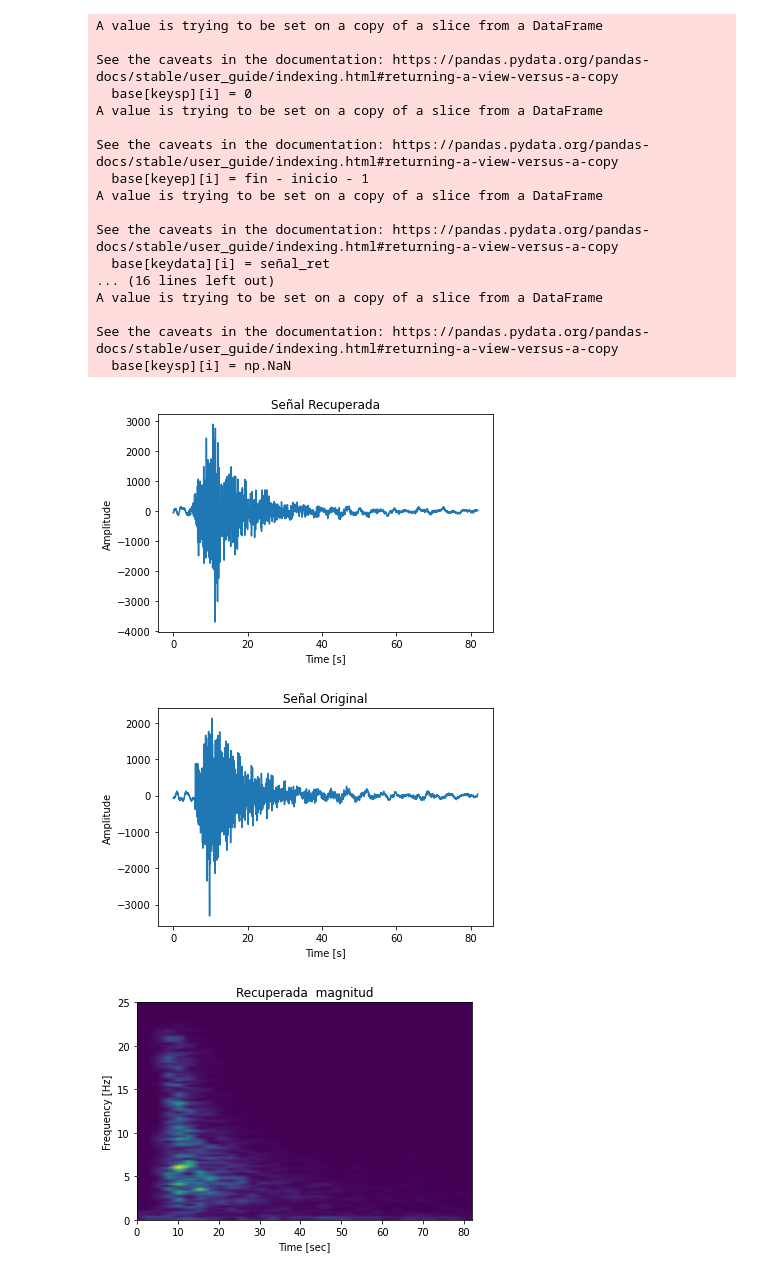
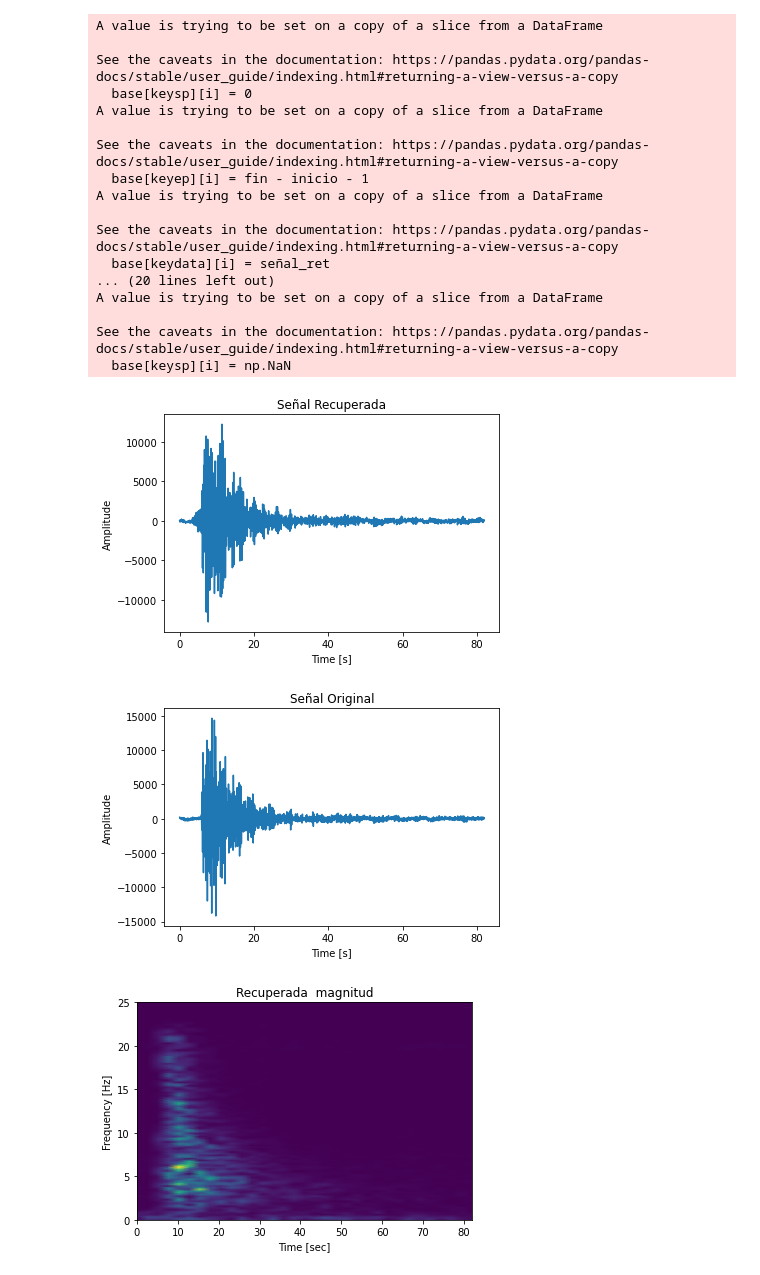
Before and after one commit to chrisnar16/RedVolcanica, a Jupyter notebook: PrePross.ipynb, the cells around one changed output. Cells and saved outputs as stored; diff of their text form; code cells hidden in the pictures.

```diff
--- a/PrePross.ipynb
+++ b/PrePross.ipynb
@@ -23,7 +23,8 @@ base_rms=prpr.quitar_dc(basef)
 base = base_rms
 base = prpr.drop_data_na(base)
 #dic = prpr.guardar_base_npy(base)
-prpr.guardar_base_h5(base,129,33)
+base = prpr.drop_data_ruido(base, 10)
+prpr.guardar_base_h5(base,129,33, nombre='baseSR10')
 # %% [output]
 A value is trying to be set on a copy of a slice from a DataFrame
 
@@ -37,36 +38,36 @@ A value is trying to be set on a copy of a slice from a DataFrame
 
 See the caveats in the documentation: https://pandas.pydata.org/pandas-docs/stable/user_guide/indexing.html#returning-a-view-versus-a-copy
   base[keydata][i] = señal_ret
-... (16 lines left out)
+... (20 lines left out)
 A value is trying to be set on a copy of a slice from a DataFrame
 
 See the caveats in the documentation: https://pandas.pydata.org/pandas-docs/stable/user_guide/indexing.html#returning-a-view-versus-a-copy
   base[keysp][i] = np.NaN
 # %%
-numero=1
+numero=5234
 muestra=base['Data'][numero]
 muestra_arr_ori=np.array(muestra)
 samplerate=base['SampleRate'][numero]
 f_ori, t_ori, Zxx_ori = signal.stft(muestra_arr_ori, fs=samplerate, padded=True)
 espectro_magnitud_ori = np.abs(Zxx_ori)
-timee, muestra_rec=grifflin.reconstruir_señal_generador(espectro_magnitud_ori, 10000, samplerate)
+timee, muestra_rec=grifflin.reconstruir_señal_generador(espectro_magnitud_ori, 10, samplerate)
 
 tamaño = len(muestra) / samplerate
 time = np.linspace(0., tamaño, len(muestra))
 
 plt.plot(timee,muestra_rec)
 plt.title("Señal Recuperada")
 plt.xlabel("Time [s]")
 plt.ylabel("Amplitude")
 plt.show()
 plt.plot(time, muestra_arr_ori)
 plt.title("Señal Original")
 plt.xlabel("Time [s]")
 plt.ylabel("Amplitude")
 plt.show()
 # %% [output]
-[figure, old version]
+[figure, new version]
-[figure, old version]
+[figure, new version]
 # %%
 f_ori, t_ori, Zxx_ori = signal.stft(muestra_arr_ori, fs=samplerate, padded=True)
 espectro_magnitud_ori = np.abs(Zxx_ori)
```
Also changed, not shown: parts of 2 cells of this notebook, 1 other file.
